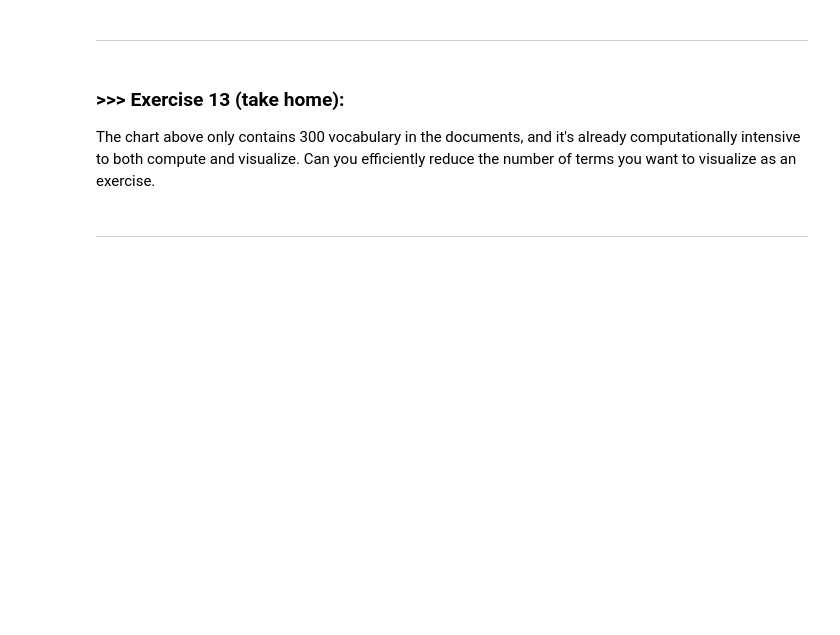
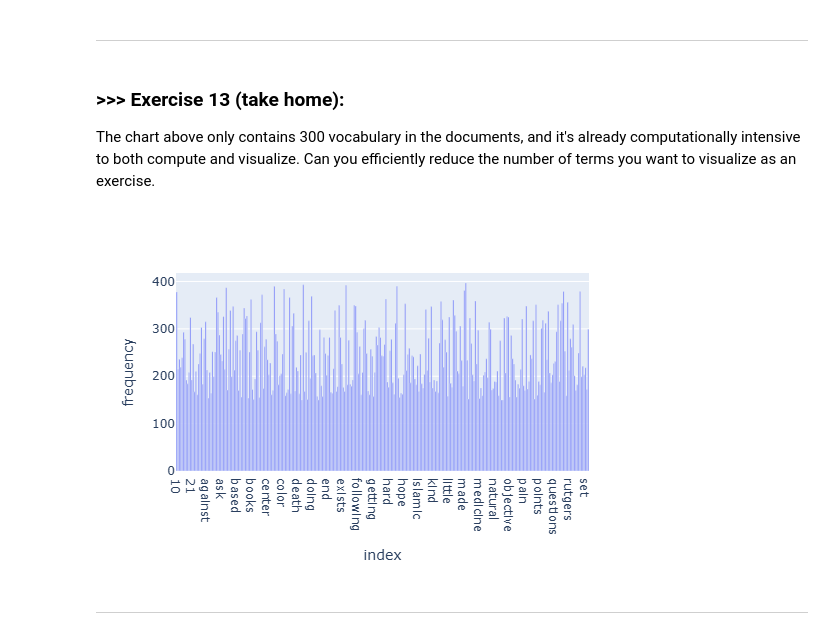
Before and after one commit to Jerry-Liao-6174/DM2024-Lab1-Master, a Jupyter notebook: DM2024-Lab1-Master.ipynb, the cells around one changed output. Drawn from its saved outputs; the diff is of its cells as text; code cells hidden in the pictures; blank space fills up the shorter version.

```diff
--- a/DM2024-Lab1-Master.ipynb
+++ b/DM2024-Lab1-Master.ipynb
@@ -1134,3 +1145,23 @@ The chart above only contains 300 vocabulary in the documents, and it's already
+# %%
+# two thing we can do:
+# first, use plotly instead of seaborn, since plotly computes faster in this case
+# seoncd, only select terms with frequency between certain range to visualize,
+# so to enhance visual
+data = {'frequency': term_frequencies}
+df = pd.DataFrame(data, index=count_vect.get_feature_names_out())
+dropoff = []
+for term in count_vect.get_feature_names_out():
+    if df.loc[term,'frequency'] < 150 or df.loc[term,'frequency'] > 400:
+        dropoff.append(term)
+filtered_df = df.drop(dropoff)
+#filtered_df
+
+fig = px.bar(filtered_df[:300], y='frequency')
+
+# showing the plot
+fig.show()
+# %% [output]
+[figure, added]
 # %% [markdown]
 ---
 # %% [markdown]
```
Also changed, not shown: parts of 51 cells of this notebook, 3 other files.
